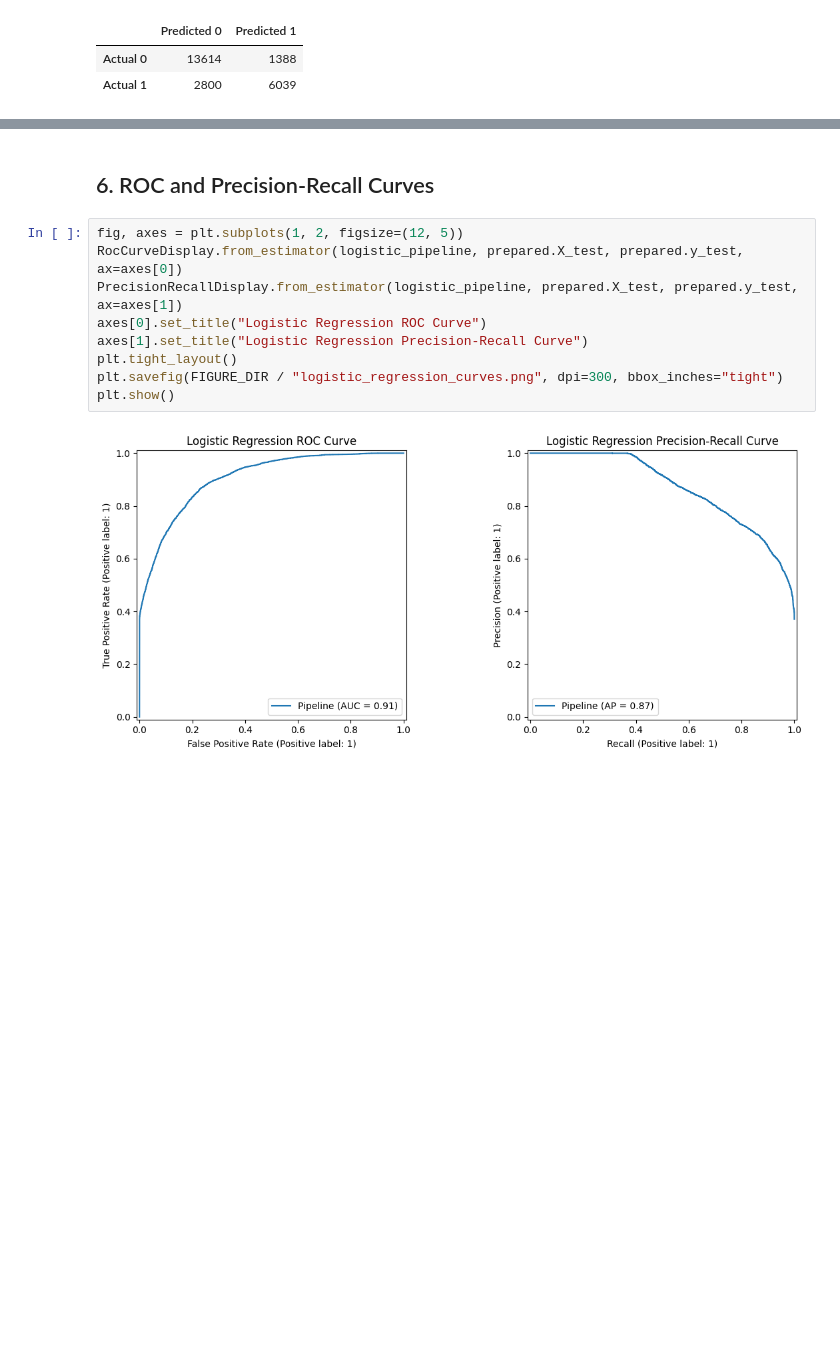
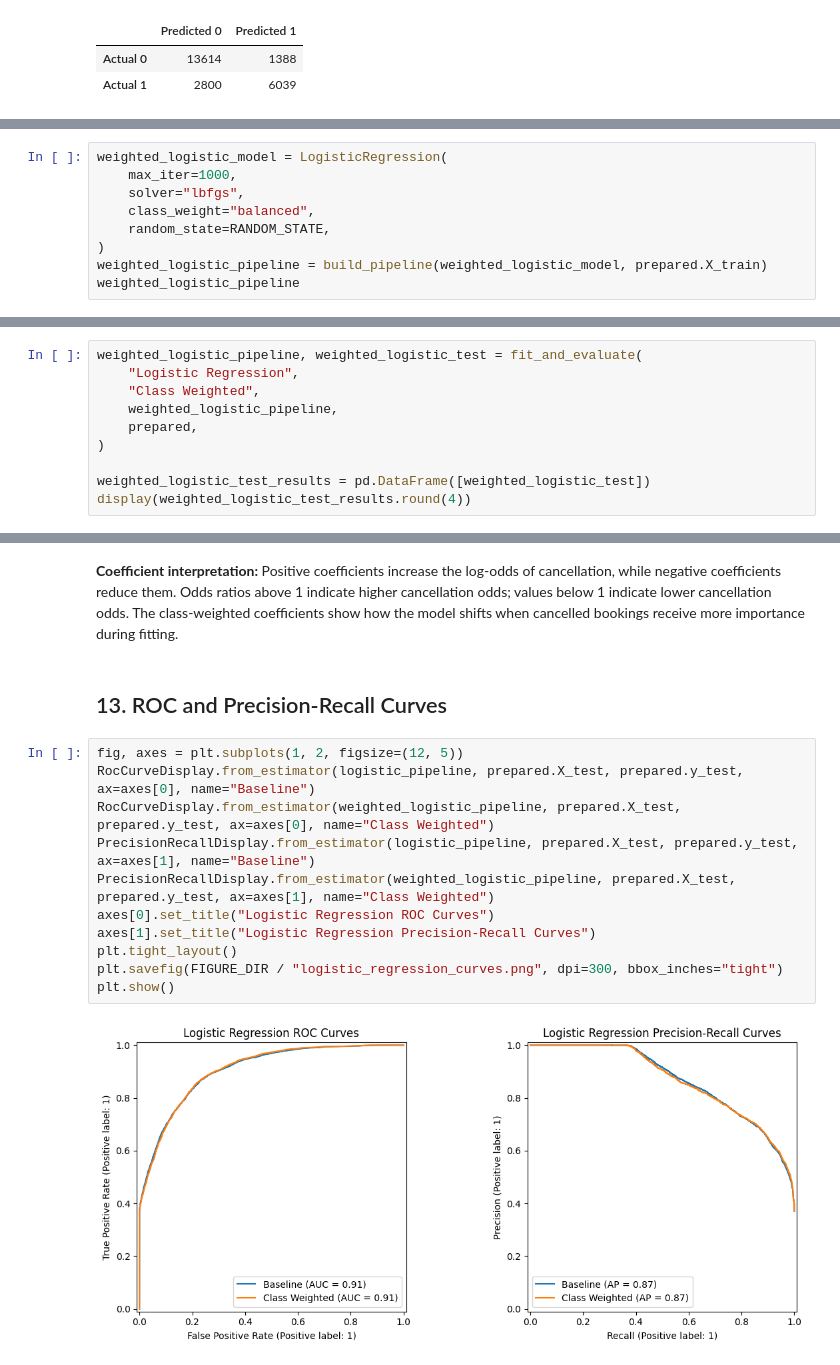
Before and after one commit to Manesha03/IT3051-FDM-Mini-Project-2026, a Jupyter notebook: 06_Model_Evaluation/Logistic_Regression.ipynb, the cells around one changed output, grey strips where cells are left out. Saved outputs shown, nothing was run; the diff lists cells and outputs as text; blank space fills up the shorter version.

Commit message:
Add class-weighted Logistic Regression for class imbalance

```diff
--- a/06_Model_Evaluation/Logistic_Regression.ipynb
+++ b/06_Model_Evaluation/Logistic_Regression.ipynb
@@ -150,0 +175,9 @@ display(logistic_confusion)
+# %%
+weighted_logistic_model = LogisticRegression(
+    max_iter=1000,
+    solver="lbfgs",
+    class_weight="balanced",
+    random_state=RANDOM_STATE,
+)
+weighted_logistic_pipeline = build_pipeline(weighted_logistic_model, prepared.X_train)
+weighted_logistic_pipeline
@@ -150,0 +223,10 @@ display(logistic_confusion)
+# %%
+weighted_logistic_pipeline, weighted_logistic_test = fit_and_evaluate(
+    "Logistic Regression",
+    "Class Weighted",
+    weighted_logistic_pipeline,
+    prepared,
+)
+
+weighted_logistic_test_results = pd.DataFrame([weighted_logistic_test])
+display(weighted_logistic_test_results.round(4))
@@ -151,13 +341,21 @@ display(logistic_confusion)
+# %% [markdown]
+**Coefficient interpretation:** Positive coefficients increase the log-odds
+of cancellation, while negative coefficients reduce them. Odds ratios above
+1 indicate higher cancellation odds; values below 1 indicate lower
+cancellation odds. The class-weighted coefficients show how the model shifts
+when cancelled bookings receive more importance during fitting.
 # %% [markdown]
-## 6. ROC and Precision-Recall Curves
+## 13. ROC and Precision-Recall Curves
 # %%
 fig, axes = plt.subplots(1, 2, figsize=(12, 5))
-RocCurveDisplay.from_estimator(logistic_pipeline, prepared.X_test, prepared.y_test, ax=axes[0])
-PrecisionRecallDisplay.from_estimator(logistic_pipeline, prepared.X_test, prepared.y_test, ax=axes[1])
-axes[0].set_title("Logistic Regression ROC Curve")
-axes[1].set_title("Logistic Regression Precision-Recall Curve")
+RocCurveDisplay.from_estimator(logistic_pipeline, prepared.X_test, prepared.y_test, ax=axes[0], name="Baseline")
+RocCurveDisplay.from_estimator(weighted_logistic_pipeline, prepared.X_test, prepared.y_test, ax=axes[0], name="Class Weighted")
+PrecisionRecallDisplay.from_estimator(logistic_pipeline, prepared.X_test, prepared.y_test, ax=axes[1], name="Baseline")
+PrecisionRecallDisplay.from_estimator(weighted_logistic_pipeline, prepared.X_test, prepared.y_test, ax=axes[1], name="Class Weighted")
+axes[0].set_title("Logistic Regression ROC Curves")
+axes[1].set_title("Logistic Regression Precision-Recall Curves")
 plt.tight_layout()
 plt.savefig(FIGURE_DIR / "logistic_regression_curves.png", dpi=300, bbox_inches="tight")
 plt.show()
 # %% [output]
-[figure, old version]
+[figure, new version]
```
Also changed, not shown: parts of 25 cells of this notebook, 3 other files.
